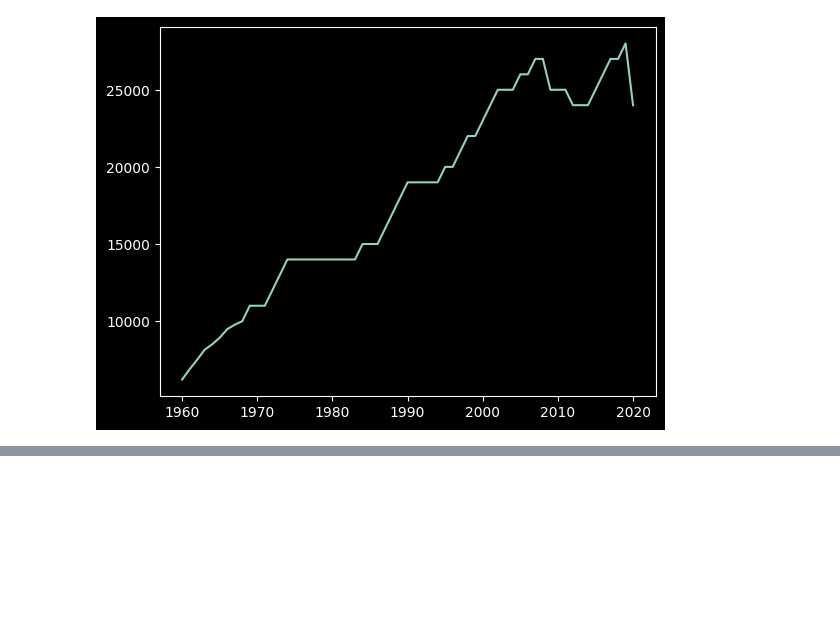
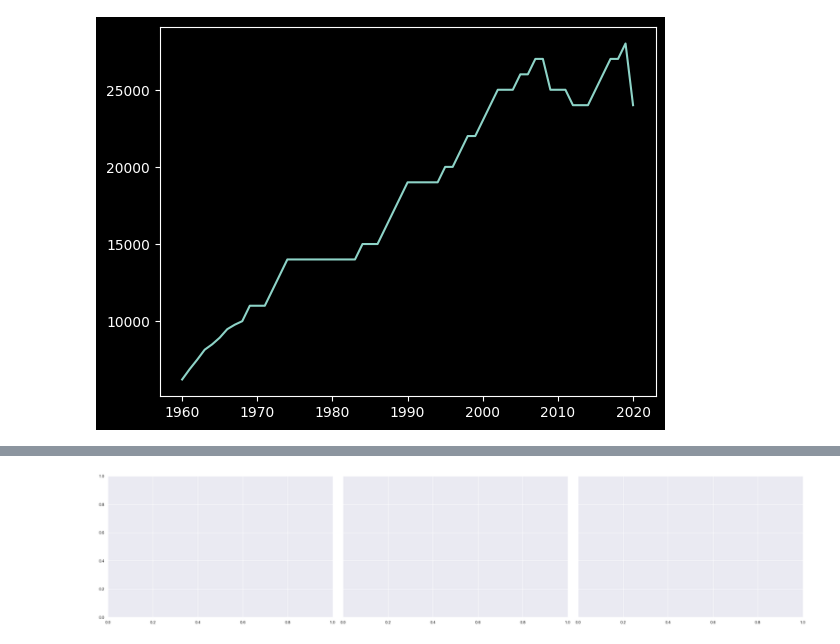
Before and after one commit to fjgarciaes/visualizacion_ironhack_19_01_2023, a Jupyter notebook: Seminario_visualizacion_Ironhack_19_01_2023.ipynb, the cells around one changed output, grey strips where cells are left out. Cells and saved outputs as stored; diff of their text form; code cells hidden in the pictures; blank space fills up the shorter version.

```diff
--- a/Seminario_visualizacion_Ironhack_19_01_2023.ipynb
+++ b/Seminario_visualizacion_Ironhack_19_01_2023.ipynb
@@ -461,0 +532,4 @@ mpl.rcParams.update(mpl.rcParamsDefault);
+# %%
+fig = sns.FacetGrid(iris, col = 'species', height = 6, aspect = 1.5);
+# %% [output]
+[figure, added]
```
Also changed, not shown: parts of 130 cells of this notebook, 10 other files.
